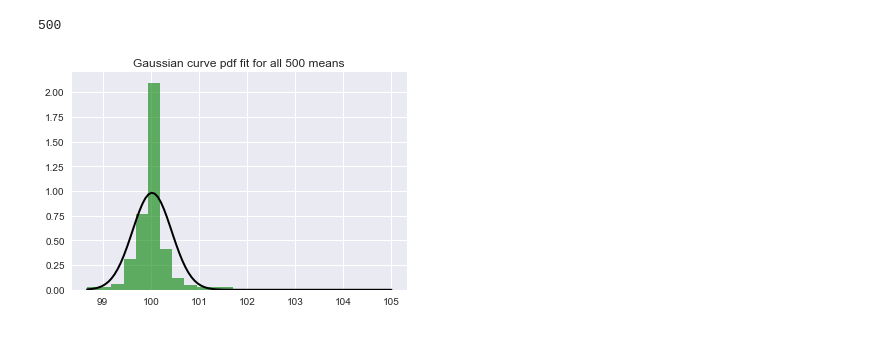
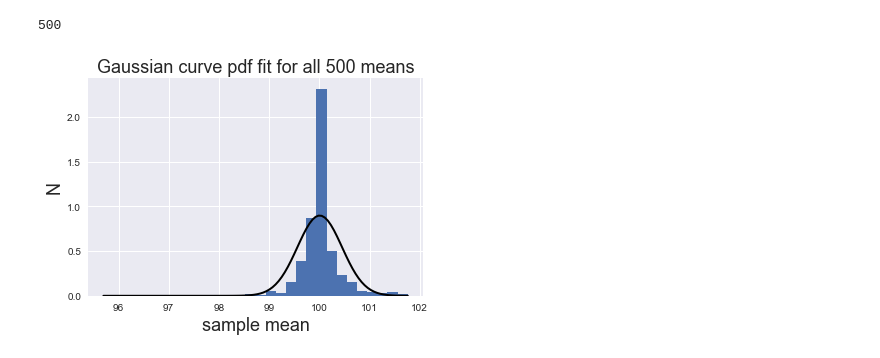
Before and after one commit to SPTKL/PUI2017_bc1561, a Jupyter notebook: HW3_bc1561/Assignment1.ipynb, the cells around one changed output. Saved outputs shown, nothing was run; the diff lists cells and outputs as text; code cells hidden in the pictures.

```diff
--- a/HW3_bc1561/Assignment1.ipynb
+++ b/HW3_bc1561/Assignment1.ipynb
@@ -148,17 +144,17 @@ len(mean_all)
 # %%
 from scipy.stats import norm
 
 mu, std = norm.fit(mean_all)
-plt.hist(mean_all, bins=25, normed=True, alpha=0.6, color='g')
-
-xmin, xmax = plt.xlim()
+xmin, xmax = pl.xlim()
 x = np.linspace(min(mean_all), max(mean_all), 100)
 p = norm.pdf(x, mu, std)
-plt.plot(x, p, 'k', linewidth=2)
-plt.title('Gaussian curve pdf fit for all 500 means')
-plt.xlabel('means')
-plt.ylabel(probability)
+
+pl.hist(mean_all,bins=30, normed=True)
+pl.plot(x, p, 'k', linewidth=2)
+pl.xlabel('sample mean', fontsize = 18)
+pl.ylabel('N', fontsize = 18)
+pl.title('Gaussian curve pdf fit for all 500 means', fontsize = 18)
 
 plt.show()
 # %% [output]
-[figure, old version]
+[figure, new version]
```
Also changed, not shown: parts of 12 cells of this notebook.
